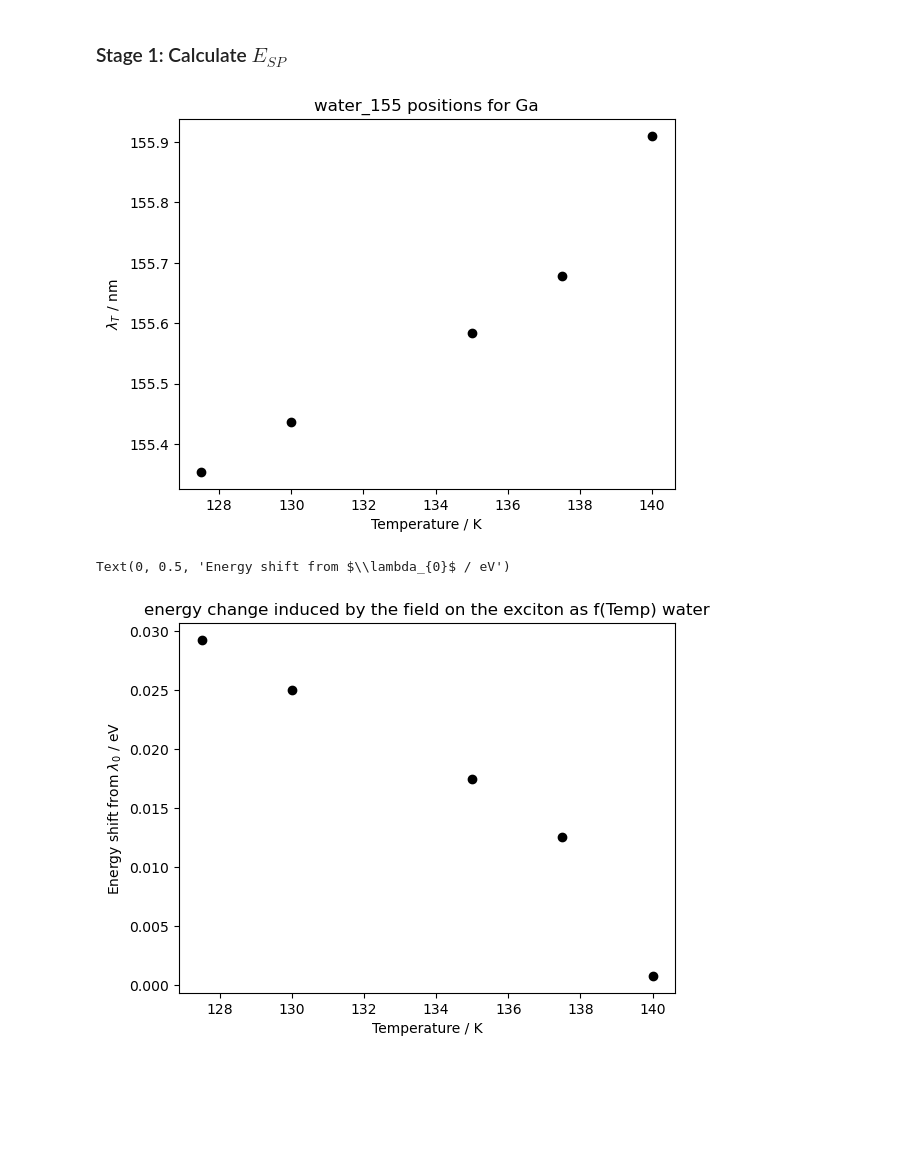
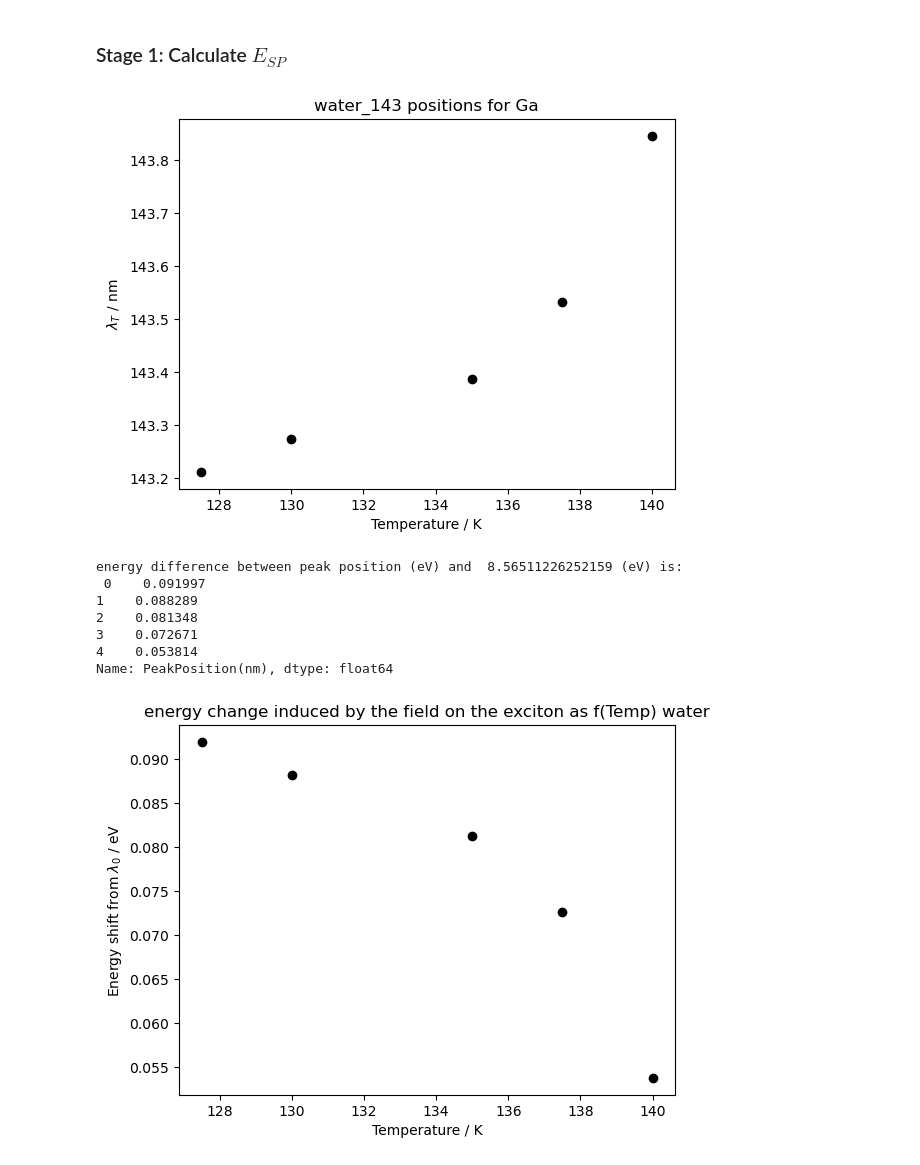
Before and after one commit to cassidy-andrew/VUV_water_spont, a Jupyter notebook: regularising water_v2_Frank's method.ipynb, the cells around one changed output. Saved outputs shown, nothing was run; the diff lists cells and outputs as text; code cells hidden in the pictures; blank space fills up the shorter version.

```diff
--- a/regularising water_v2_Frank's method.ipynb
+++ b/regularising water_v2_Frank's method.ipynb
@@ -83,7 +83,7 @@ name='water'
 ### There are two choices here, either fit the 143 nm peak or the 155 nm peak ###
 #---
 
-filename='water_155 positions for Gauss2' #these peak positins come from Rachel's Gaussian fits to water data.
+filename='water_143 positions for Gauss2' #these peak positins come from Rachel's Gaussian fits to water data.
 
 df = pd.read_csv(filename+'.txt', delim_whitespace=True, header=(0))
 #df =  df_all#.head(5) #because there are two data points for films grown at 140 K, and we chose to use the data from the thinner film
@@ -92,7 +92,7 @@ if int(filename[6:9]) == 155:
     l0= 155.925 # lambda_0 in nm
 
 else:
-    l0 = 144.392
+    l0 = 144.392 #144.75
 
 xdataraw = (df.iloc[:,0]) #Temperature K
 ydataraw = (df.iloc[:,1]) #peak position nm
@@ -102,7 +102,7 @@ eps = 1.70712 #- Kofman_2019_ApJ
 mu_0_Debye = 3 # solid state dipole moment since this is known for water and avoids us recalculating it with topping equation
 Omega_SI = 17.35e-30 # volume in m**3 from saga et al. (normally calculated based on polarizability, but don't do it this way for water ice).
 Omega = Omega_SI*18897259886**3 # convert volume to au
-s_nm = 0.37 # David provided this value
+#s_nm = 0.37 # David provided this value
 density = 1
 
 #mu_g_Debye = 1.6489 # D gas phase dipole (MeOH = 1.6489)
@@ -127,37 +127,43 @@ plt.ylabel('$\lambda_{T}$ / nm')
 plt.title(filename[:-4])
 plt.show()
 
 ###---
 ### Now we agree on the data, calculate the energy difference between lambda max ( at each Tdep) and Lambda0 in eV:
 ###---
 
 #Convert lambda max to eV
 lambda_nm=ydataraw
 lambda_eV=1239.8/lambda_nm
 
 #Define wavelength with no field - lambda0 in eV
 l0_eV=1239.8/l0
 
 #Calculate DE as -ve number (as test) i.e., long wavelength - short wavelength
 #DE_eV=(l0_eV-lambda_eV)
 #In case we should decide that DE might be positive:
 DE_eV=lambda_eV-l0_eV
 #convert things to atomic units
 T=xdataraw*3.16683e-6
 DE=DE_eV*0.036749405469679
 
 #print((DE_eV))
 plt.plot(xdataraw, DE_eV,'ko')
 plt.title('energy change induced by the field on the exciton as f(Temp) ' +name)
 plt.xlabel('Temperature / K')
 plt.ylabel('Energy shift from $\lambda_{0}$ / eV')
 
-#print('energy difference between peak position (eV) and ', l0_eV , '(eV) is: \n', DE_eV)
+print('energy difference between peak position (eV) and ', l0_eV , '(eV) is: \n', DE_eV)
 #print('and this energy difference converted to au is \n', DE)
 # %% [output]
-[figure, old version]
+[figure, new version]
-Text(0, 0.5, 'Energy shift from $\\lambda_{0}$ / eV')
+energy difference between peak position (eV) and  8.56511226252159 (eV) is:
+ 0    0.091997
+1    0.088289
+2    0.081348
+3    0.072671
+4    0.053814
+Name: PeakPosition(nm), dtype: float64
-[figure, old version]
+[figure, new version]
 # %%
 ## Set out figure guildlines
 
```
Also changed, not shown: parts of 3 cells of this notebook, 4 other files.
